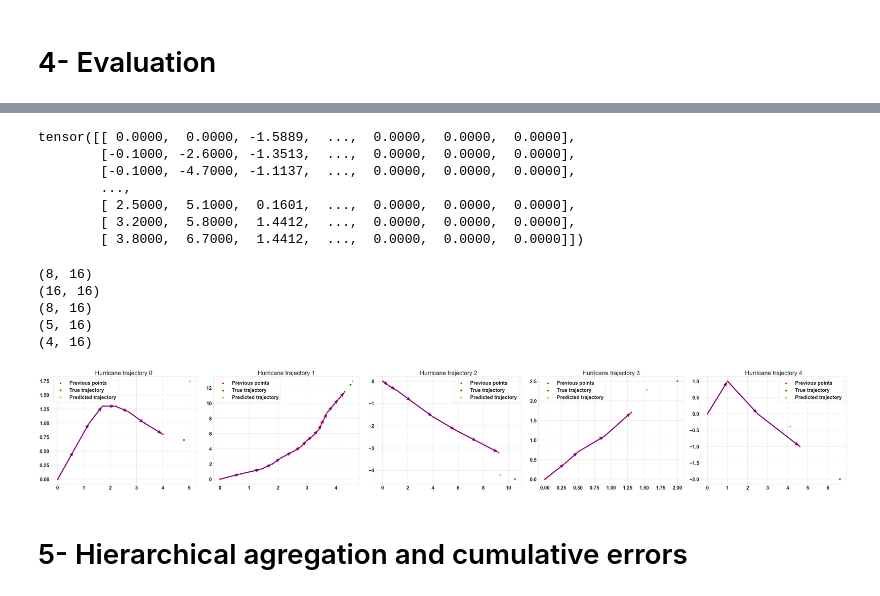
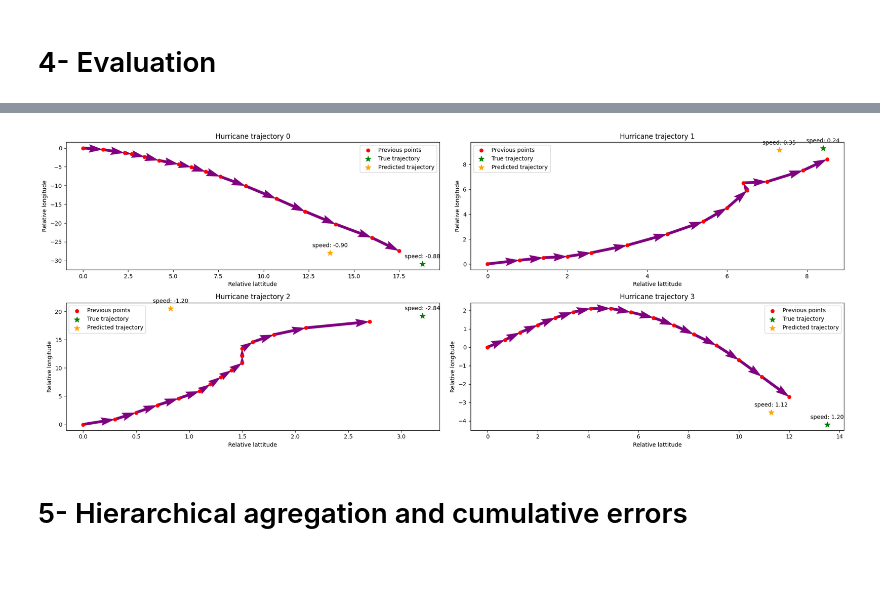
Before and after one commit to EmmaGau/hurricanes_prediction_mlns, a Jupyter notebook: notebooks/explo.ipynb, the cells around one changed output, grey strips where cells are left out. Saved outputs shown, nothing was run; the diff lists cells and outputs as text; code cells hidden in the pictures; blank space fills up the shorter version.

```diff
--- a/notebooks/explo.ipynb
+++ b/notebooks/explo.ipynb
@@ -297,2 +469,16 @@ Test data size: 281
+# %%
+# Initialize a matrix 15*15 with null values
+adj = np.zeros((15, 15))
+total = 0
+for df_hurricane in list(dic_X_train.values()):
+    for i in range(len(df_hurricane) - 1):
+            # Get the max wind for row i and i+1
+            wind_scale_wind_i = df_hurricane["Scale Wind Speed"].iloc[i]
+            wind_scale_i_plus_1 = df_hurricane["Scale Wind Speed"].iloc[i+1]
+            adj[int(wind_scale_wind_i),int(wind_scale_i_plus_1)] += 1
+    total+= len(df_hurricane)
+adj = adj/total
+adj = adj.astype(float)
+center_wind = np.array([i for i in range (5,150,10)], dtype=float).reshape(15, 1)
 # %% [markdown]
 # 3 - Training
@@ -450,13 +900,15 @@ device = torch.device("cuda" if torch.cuda.is_available() else "cpu")
 print("\nDevice: ", device)
 
 model = Model(input_size_gcn=2,
-              hidden_size_gcn=18,
-              output_size_gcn=18,
+              hidden_size_gcn=17,
+              output_size_gcn=17,
               wind_features_size=next(iter(train_loader)).x.shape[1]-2,
               nhead_transformer=4,
               output_size_transformer=64,
               num_layers_transformer=4,
-              output_size=2).to(device)
+              output_size=3,
+              center_wind=torch.tensor(center_wind, dtype=torch.float32, device=device),
+              adj=torch.tensor(adj, dtype=torch.float32, device=device)).to(device)
 
-model.load_state_dict(torch.load('../models/best_model_weights.pth', map_location=device))
+model.load_state_dict(torch.load('best_model_weights.pth', map_location=device))
 # %% [output]
@@ -474,14 +929,3 @@ Score with L1 metric on test set: 0.99
-# %%
-test_batch = next(iter(test_loader))
-print(test_batch.x)
-# %% [output]
-tensor([[ 0.0000,  0.0000, -1.5889,  ...,  0.0000,  0.0000,  0.0000],
-        [-0.1000, -2.6000, -1.3513,  ...,  0.0000,  0.0000,  0.0000],
-        [-0.1000, -4.7000, -1.1137,  ...,  0.0000,  0.0000,  0.0000],
-        ...,
-        [ 2.5000,  5.1000,  0.1601,  ...,  0.0000,  0.0000,  0.0000],
-        [ 3.2000,  5.8000,  1.4412,  ...,  0.0000,  0.0000,  0.0000],
-        [ 3.8000,  6.7000,  1.4412,  ...,  0.0000,  0.0000,  0.0000]])
 # %%
 
 import matplotlib.pyplot as plt
@@ -489,7 +933,8 @@ import torch
 
 def plot_predicted_trajectory(model, device, dataloader, batch_size, n_samples):
     model.eval()
-    fig, axs = plt.subplots(1, n_samples, figsize=(n_samples * 10, 8))  # 5 pouces de largeur pour chaque subplot
+    nb_row = 2 if n_samples>1 else 1
+    fig, axs = plt.subplots(nb_row, n_samples//2, figsize=(n_samples * 5, 8))  # 5 pouces de largeur pour chaque subplot
 
     for i, test_batch in enumerate(dataloader):
         test_batch = test_batch.to(device)
@@ -497,41 +942,44 @@ def plot_predicted_trajectory(model, device, dataloader, batch_size, n_samples):
                            test_batch.edge_index[:, (test_batch.ptr[j] <= test_batch.edge_index[0, :]) & (test_batch.edge_index[0, :] <  test_batch.ptr[j+1])] \
                            - test_batch.edge_index[:, (test_batch.ptr[j] <= test_batch.edge_index[0, :]) & (test_batch.edge_index[0, :] <  test_batch.ptr[j+1])].min(), \
                            test_batch.edge_attr[(test_batch.ptr[j] <= test_batch.edge_index[0, :]) & (test_batch.edge_index[0, :] <  test_batch.ptr[j+1])]) \
                       for j in range(test_batch.y.shape[0])], dim=0)
         break
 
     for i in range(n_samples):
         prev_points = test_batch.x[test_batch.batch == i, :].cpu().detach().numpy()
 
         if n_samples == 1:
             ax = axs
         else:
-            ax = axs[i]
+            if i < n_samples//2:
+                ax = axs[0, i]
+            else:
+                ax = axs[1, i - n_samples//2]
 
         for j in range(len(prev_points)-1):
             ax.quiver(prev_points[j, 0], prev_points[j, 1],
                       prev_points[j+1, 0] - prev_points[j, 0], prev_points[j+1, 1] - prev_points[j, 1],
                       angles='xy', scale_units='xy', scale=1, color='purple')
 
         ax.scatter(prev_points[:, 0], prev_points[:, 1], label="Previous points", color="red")
         ax.scatter(test_batch.y[i].cpu().detach().numpy()[0], test_batch.y[i].cpu().detach().numpy()[1], label="True trajectory", color = "green", marker = '*', s=100)
         ax.scatter(output[i].cpu().detach().numpy()[0], output[i].cpu().detach().numpy()[1], label="Predicted trajectory",color = "orange",marker = '*', s=100)
+        ax.annotate(f"speed: {test_batch.y[i].cpu().detach().numpy()[2]:.2f}", (test_batch.y[i].cpu().detach().numpy()[0], test_batch.y[i].cpu().detach().numpy()[1]), textcoords="offset points", xytext=(0,10), ha="center")
+        ax.annotate(f"speed: {output[i].cpu().detach().numpy()[2]:.2f}", (output[i].cpu().detach().numpy()[0], output[i].cpu().detach().numpy()[1]), textcoords="offset points", xytext=(0,10), ha="center")
+
+        ax.set_xlabel("Relative lattitude")
+        ax.set_ylabel("Relative longitude")
 
         ax.legend()
         ax.title.set_text(f"Hurricane trajectory {i}")
 
     plt.tight_layout()
     plt.show()
 
 
-plot_predicted_trajectory(model, device, test_loader, batch_size, n_samples=6)
+plot_predicted_trajectory(model, device, test_loader, batch_size, n_samples=4)
 # %% [output]
-(8, 16)
-(16, 16)
-(8, 16)
-(5, 16)
-(4, 16)
-[figure, old version]
+[figure, new version]
 # %%
 # faire un plot de l'erreur en fonction du nombre de point en amont du cyclone
 
```
Also changed, not shown: parts of 30 cells of this notebook, 2 other files.
